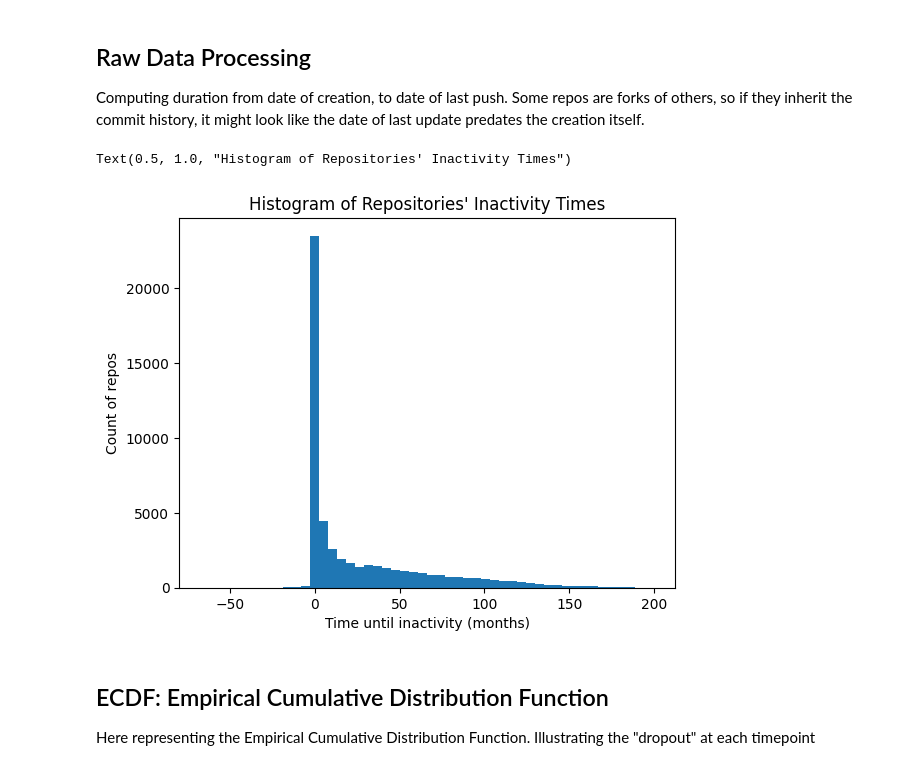
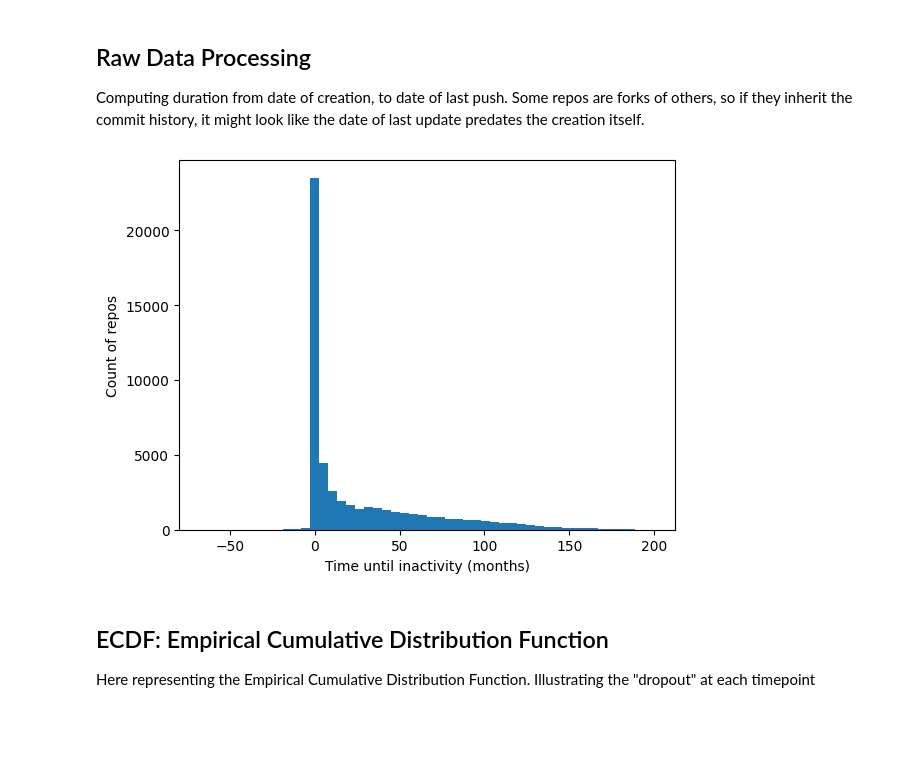
Before and after one commit to Indoc-Research/RS_repos_analysis, a Jupyter notebook: metrics_viz/survival_rate.ipynb, the cells around one changed output. Drawn from its saved outputs; the diff is of its cells as text; code cells hidden in the pictures; blank space fills up the shorter version.

```diff
--- a/metrics_viz/survival_rate.ipynb
+++ b/metrics_viz/survival_rate.ipynb
@@ -21,12 +21,12 @@ lifespan_months = np.load('../data/lifespan_months.npy')
 # %%
 fig, ax = plt.subplots()
 ax.hist(lifespan_months, bins=50)
 ax.set_xlabel("Time until inactivity (months)")
 ax.set_ylabel("Count of repos")
-ax.set_title("Histogram of Repositories' Inactivity Times")
+#ax.set_title("Histogram of Repositories' Inactivity Times")
+plt.savefig("../figures/lifespan_rate.png", transparent=True)
 # %% [output]
-Text(0.5, 1.0, "Histogram of Repositories' Inactivity Times")
-[figure, old version]
+[figure, new version]
 # %% [markdown]
 ## ECDF: Empirical Cumulative Distribution Function
 Here representing the Empirical Cumulative Distribution Function. Illustrating the "dropout" at each timepoint
```
Also changed, not shown: parts of 1 cell of this notebook, 22 other files.
